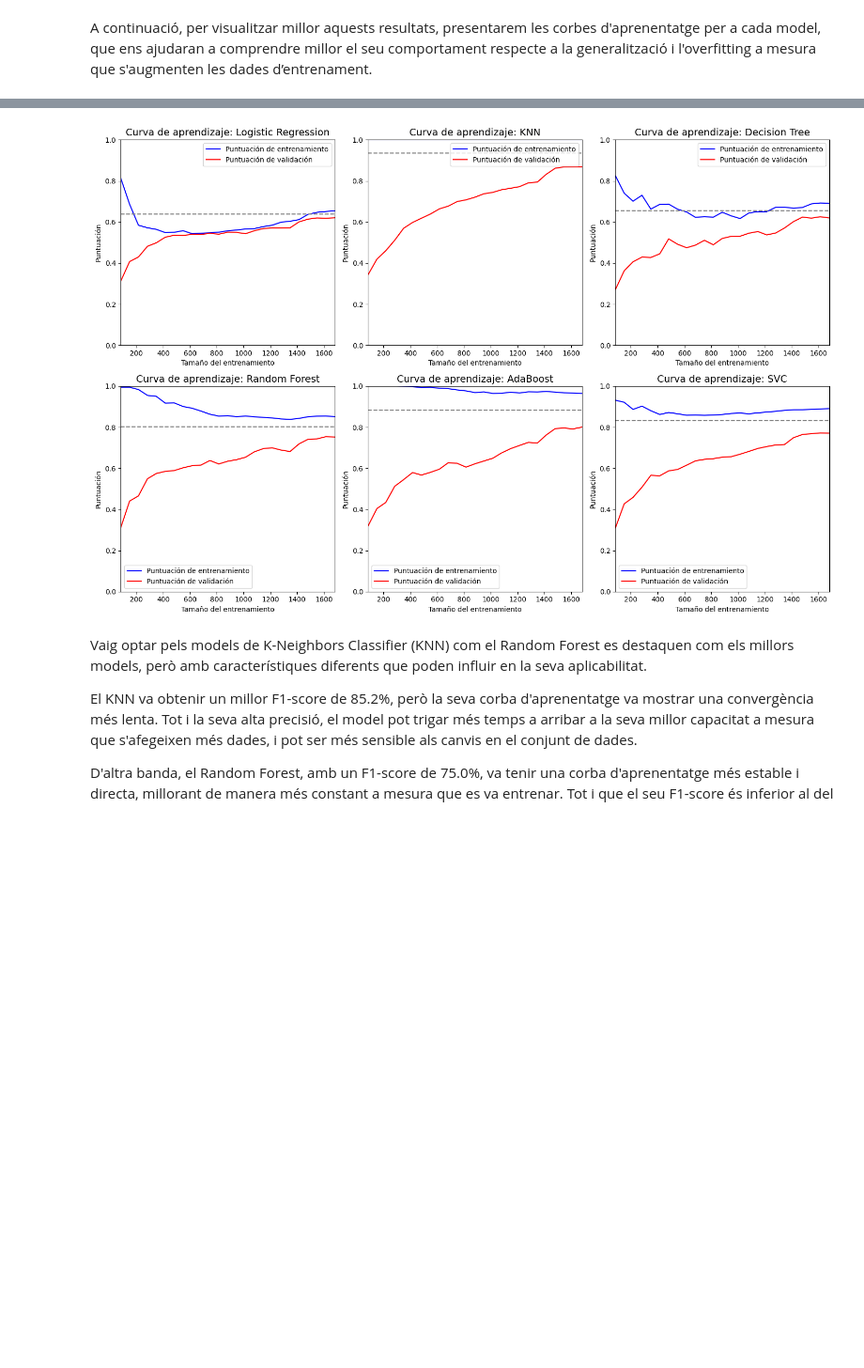
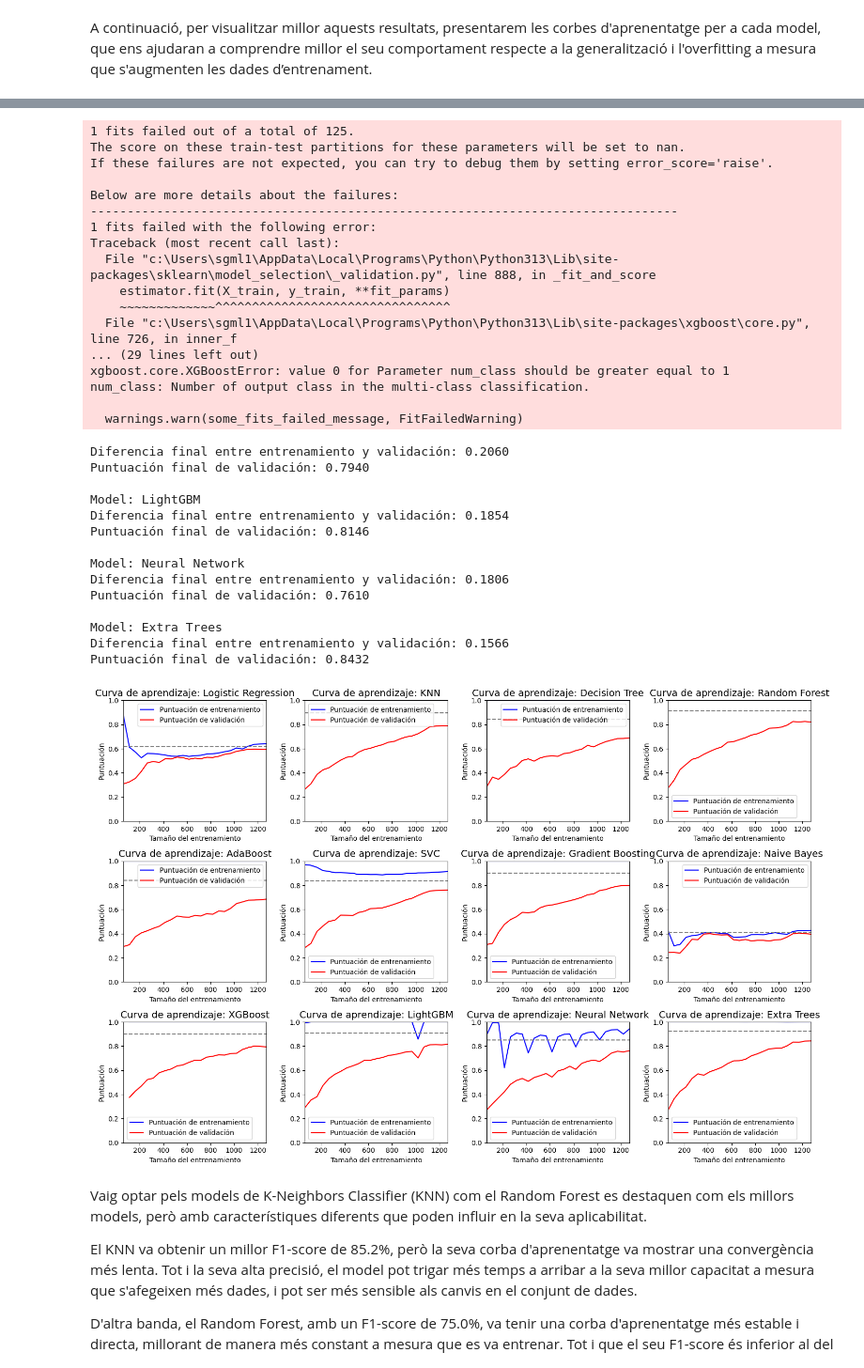
Before and after one commit to NIU1681519/CasKaggleStudentAlcoholConsumption, a Jupyter notebook: StudentAlcoholConsumption.ipynb, the cells around one changed output, grey strips where cells are left out. Shown at 94% size. Drawn from its saved outputs; the diff is of its cells as text; code cells hidden in the pictures; blank space fills up the shorter version.

```diff
--- a/StudentAlcoholConsumption.ipynb
+++ b/StudentAlcoholConsumption.ipynb
@@ -569,7 +570,7 @@ categorical_binary_features = ['school', 'sex', 'famsize', 'Pstatus', 'schoolsup
 categorical_nominal_features = ['Fjob']
 
 categorical_ordinal_features = ['Medu', 'Fedu', 'traveltime', 'studytime', 'failures',
-                                'famrel', 'freetime', 'goout', 'Dalc', 'health'] # Walc no es codifica
+                                'famrel', 'freetime', 'goout', 'Dalc', 'Walc', 'health']
 
 categorical_numerical_features = ['age', 'absences', 'G1', 'G2', 'G3']
 # %% [markdown]
@@ -790,5 +789,5 @@ sampling_strategy = {1: 440, 2: 430, 3: 420, 4: 410, 5: 400}
 # %%
-smote_nc = SMOTENC(categorical_features=categorical_features, random_state=42, sampling_strategy=sampling_strategy)
+smote_nc = SMOTENC(categorical_features=categorical_features, random_state=42, sampling_strategy='auto')
 
 X, y = smote_nc.fit_resample(X, y)
 
@@ -1052,22 +1164,2 @@ Millor F1: 0.77122
 # %% [markdown]
 En la gràfica següent podem visualitzar el valor òptim de la mètrica f1_macro per model amb multiclasse i tambe el parametre class_weight amb valor 'balanced' per mijorar l'entrenament amb train desbalancejat. Per a cada model al buscar els millors valors pels hiperparàmetres.
-# %%
-# Modelos y sus F1-scores
-models = ['Logistic Regression', 'KNN', 'Decision Tree', 'Random Forest', 'AdaBoost', 'SVC']
-f1_score = [lr_scores, knn_scores, dt_scores, rf_scores, ab_scores , svc_scores]
-
-# Crear gráfico de barras
-plt.figure(figsize=(10, 5))
-plt.bar(models, f1_score, color='skyblue')
-
-# Añadir etiquetas y título
-plt.xlabel('Models')
-plt.ylabel('F1-Score')
-plt.title('Comparació del F1-Score entre diferents models')
-
-# Ajustar el diseño
-plt.xticks(rotation=45)
-plt.tight_layout()
-
-# Mostrar el gráfico
-plt.show()
@@ -1090,7 +1230,7 @@ A continuació, per visualitzar millor aquests resultats, presentarem les corbes
 # %%
 def evaluate_and_plot_learning_curves(models, model_names, X, y):
     # Configura la figura con 2 filas y 3 columnas
-    fig, axs = plt.subplots(2, 3, figsize=(15, 10))
+    fig, axs = plt.subplots(3, 4, figsize=(15, 10))
     axs = axs.ravel()  # Aplana la matriz de ejes
 
     stratified_kfold = StratifiedKFold()
@@ -1144,8 +1284,21 @@ def evaluate_and_plot_learning_curves(models, model_names, X, y):
     plt.show()
 
 # Llamar la función con los modelos y sus nombres
-models = [grid_lr.best_estimator_, grid_knn.best_estimator_, grid_dt.best_estimator_, grid_rf.best_estimator_, grid_ab.best_estimator_, grid_svc.best_estimator_]
-model_names = ["Logistic Regression", "KNN", "Decision Tree", "Random Forest", "AdaBoost", "SVC"]
-evaluate_and_plot_learning_curves(models, model_names, X, y)
+# Lista de los mejores estimadores para cada modelo
+model_best_estimators = [
+    lr_grid_search.best_estimator_,    # Logistic Regression
+    knn_grid_search.best_estimator_,   # KNN
+    dt_grid_search.best_estimator_,    # Decision Tree
+    rf_grid_search.best_estimator_,    # Random Forest
+    ab_grid_search.best_estimator_,    # AdaBoost
+    svc_grid_search.best_estimator_,   # SVC
+    gb_grid_search.best_estimator_,    # Gradient Boosting
+    nb_grid_search.best_estimator_,    # Naive Bayes
+    xgb_grid_search.best_estimator_,   # XGBoost
+    lgbm_grid_search.best_estimator_,  # LightGBM
+    nn_grid_search.best_estimator_,    # Neural Network
+    et_grid_search.best_estimator_     # Extra Trees
+]
+evaluate_and_plot_learning_curves(model_best_estimators, model_names, X, y)
 # %% [output]
 Model: Logistic Regression
@@ -1168,4 +1321,35 @@ Puntuación final de validación: 0.7712
+1 fits failed out of a total of 125.
+The score on these train-test partitions for these parameters will be set to nan.
+If these failures are not expected, you can try to debug them by setting error_score='raise'.
+
+Below are more details about the failures:
+--------------------------------------------------------------------------------
+1 fits failed with the following error:
+Traceback (most recent call last):
+  File "c:\Users\sgml1\AppData\Local\Programs\Python\Python313\Lib\site-packages\sklearn\model_selection\_validation.py", line 888, in _fit_and_score
+    estimator.fit(X_train, y_train, **fit_params)
+    ~~~~~~~~~~~~~^^^^^^^^^^^^^^^^^^^^^^^^^^^^^^^^
+  File "c:\Users\sgml1\AppData\Local\Programs\Python\Python313\Lib\site-packages\xgboost\core.py", line 726, in inner_f
+... (29 lines left out)
+xgboost.core.XGBoostError: value 0 for Parameter num_class should be greater equal to 1
+num_class: Number of output class in the multi-class classification.
+
+  warnings.warn(some_fits_failed_message, FitFailedWarning)
+Diferencia final entre entrenamiento y validación: 0.2060
+Puntuación final de validación: 0.7940
+
+Model: LightGBM
+Diferencia final entre entrenamiento y validación: 0.1854
+Puntuación final de validación: 0.8146
+
+Model: Neural Network
+Diferencia final entre entrenamiento y validación: 0.1806
+Puntuación final de validación: 0.7610
+
+Model: Extra Trees
+Diferencia final entre entrenamiento y validación: 0.1566
+Puntuación final de validación: 0.8432
-[figure, old version]
+[figure, new version]
 # %% [markdown]
 Vaig optar pels models de K-Neighbors Classifier (KNN) com el Random Forest es destaquen com els millors models, però amb característiques diferents que poden influir en la seva aplicabilitat.
 
```
Also changed, not shown: parts of 20 cells of this notebook.
